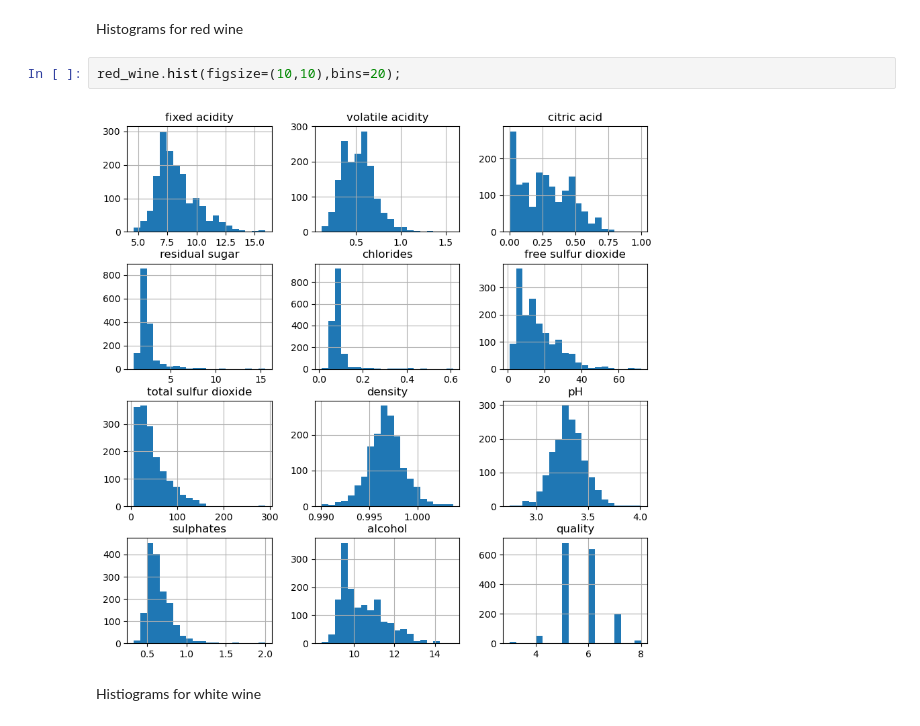
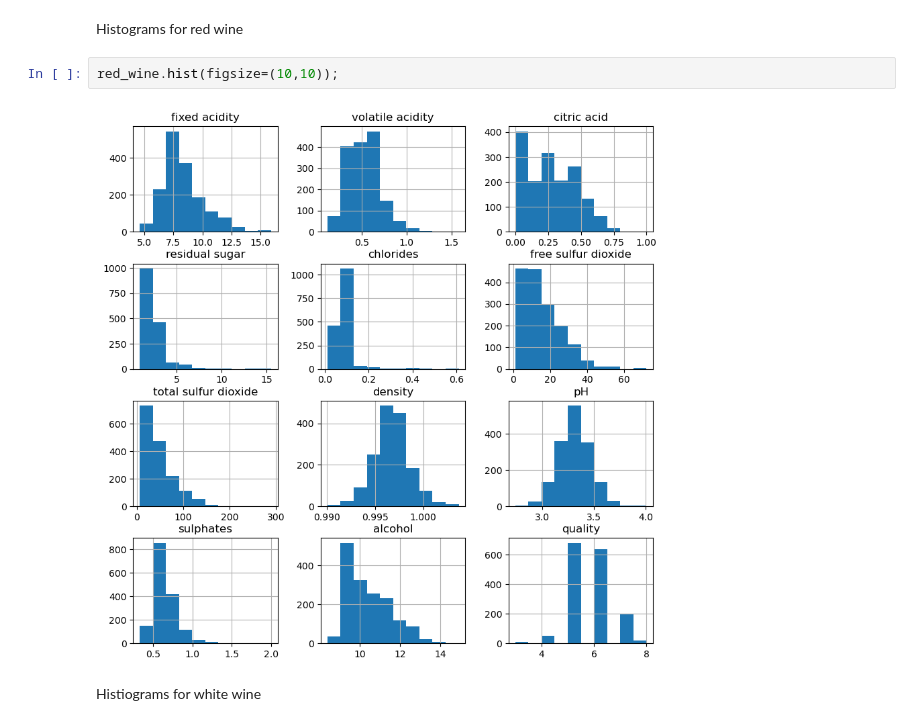
Before and after one commit to pbollhorn/bi-group5, a Jupyter notebook: mp2/mini_project_2.ipynb, the cells around one changed output. Drawn from its saved outputs; the diff is of its cells as text.

```diff
--- a/mp2/mini_project_2.ipynb
+++ b/mp2/mini_project_2.ipynb
@@ -218,9 +218,9 @@ wine.describe()
 # %% [markdown]
 Histograms for red wine
 # %%
-red_wine.hist(figsize=(10,10),bins=20);
+red_wine.hist(figsize=(10,10));
 # %% [output]
-[figure, old version]
+[figure, new version]
 # %% [markdown]
 Histiograms for white wine
 # %%
```
Also changed, not shown: parts of 6 cells of this notebook, 3 other files.
